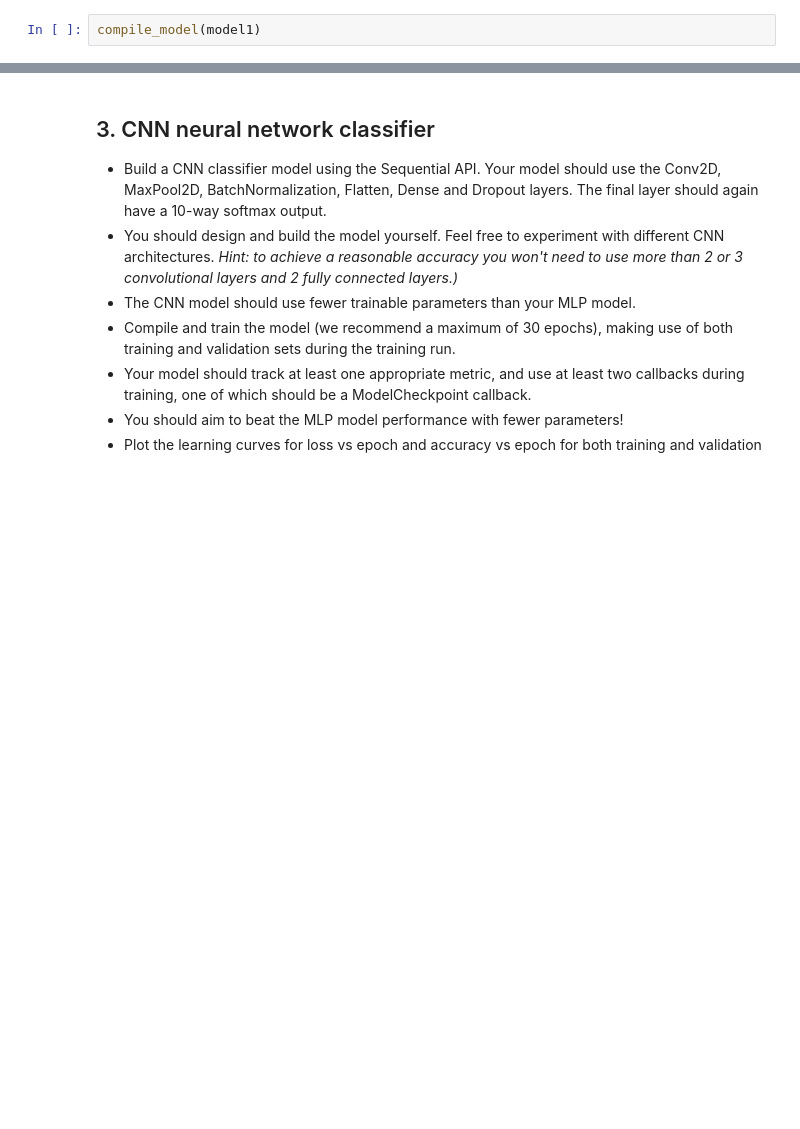
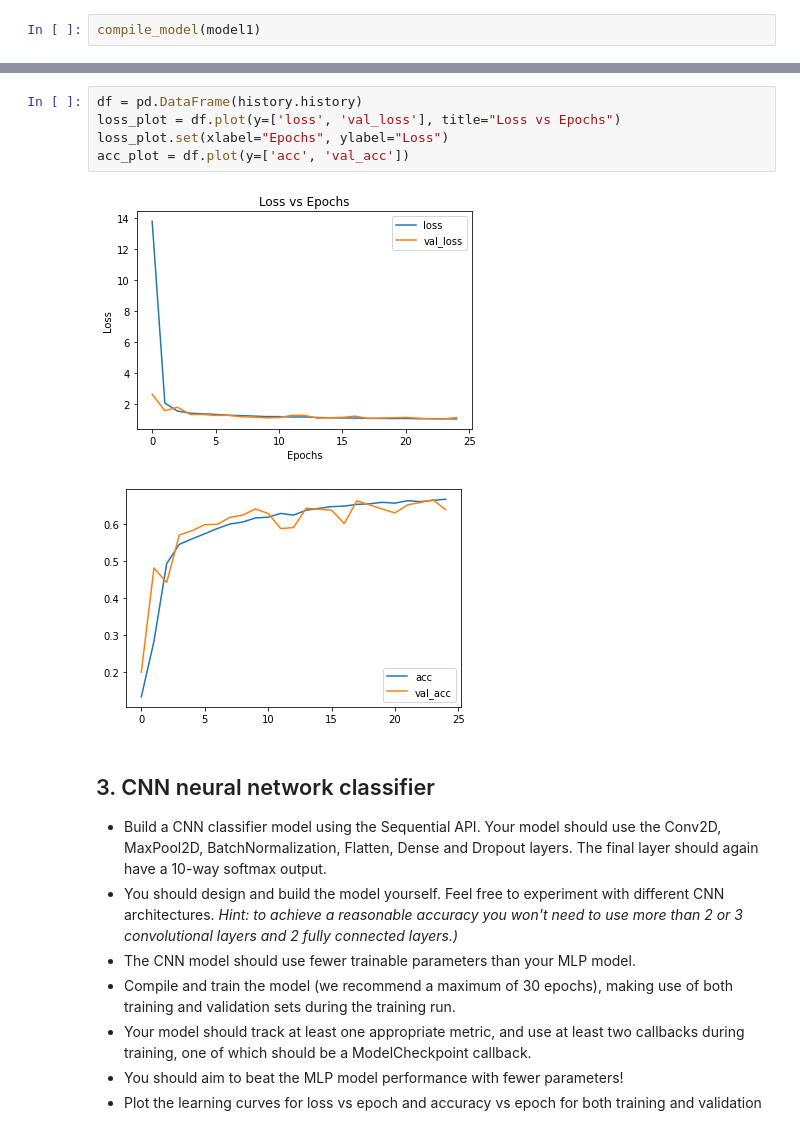
Before and after one commit to Arush0113/ArushTensorflowRepo, a Jupyter notebook: Capstone_Project.ipynb, the cells around one changed output, grey strips where cells are left out. Drawn from its saved outputs; the diff is of its cells as text; blank space fills up the shorter version.

```diff
--- a/Capstone_Project.ipynb
+++ b/Capstone_Project.ipynb
@@ -195,3 +216,11 @@ Epoch 00024: val_loss did not improve from 0.93101
+# %%
+df = pd.DataFrame(history.history)
+loss_plot = df.plot(y=['loss', 'val_loss'], title="Loss vs Epochs")
+loss_plot.set(xlabel="Epochs", ylabel="Loss")
+acc_plot = df.plot(y=['acc', 'val_acc'])
+# %% [output]
+[figure, added]
+[figure, added]
 # %% [markdown]
 ## 3. CNN neural network classifier
 * Build a CNN classifier model using the Sequential API. Your model should use the Conv2D, MaxPool2D, BatchNormalization, Flatten, Dense and Dropout layers. The final layer should again have a 10-way softmax output.
```
Also changed, not shown: parts of 9 cells of this notebook.
